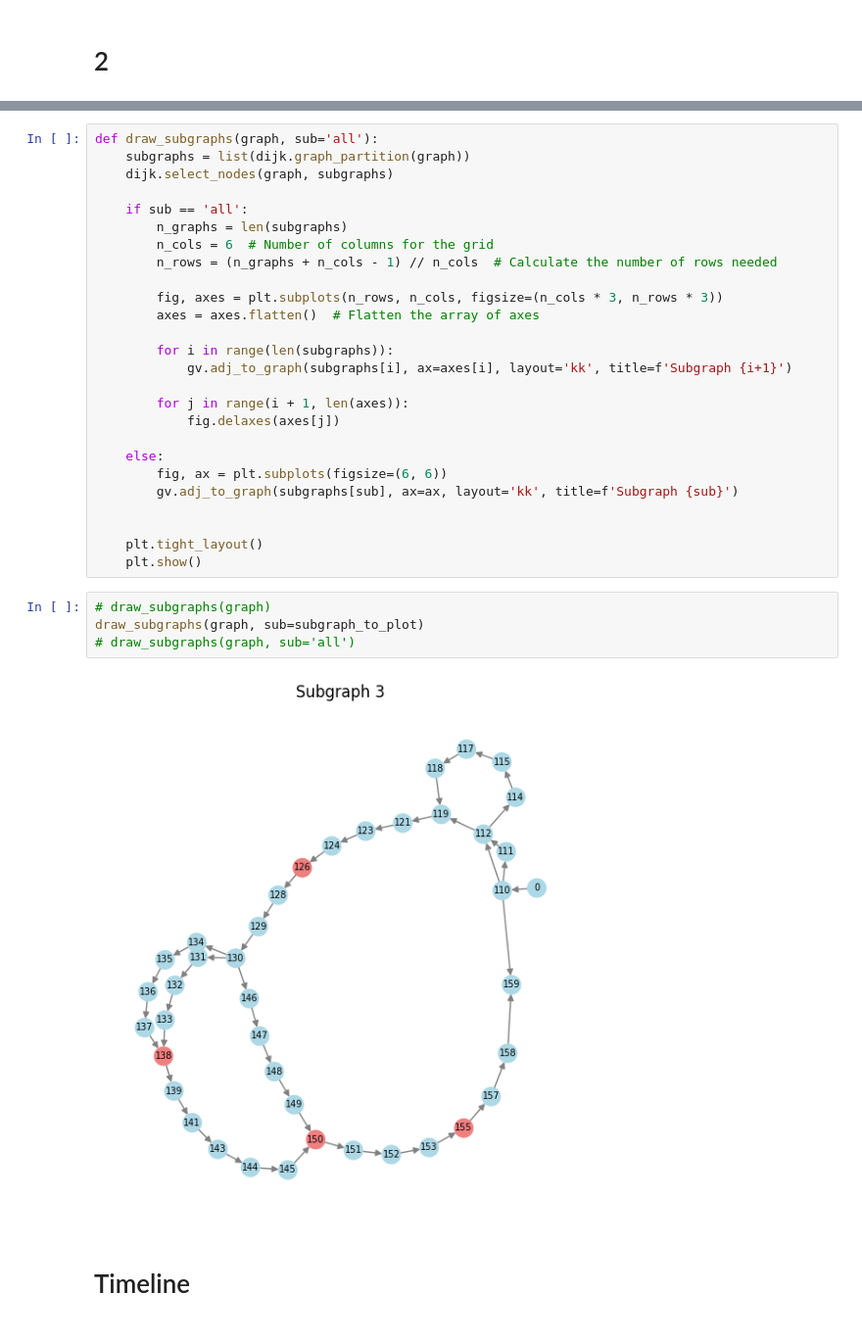
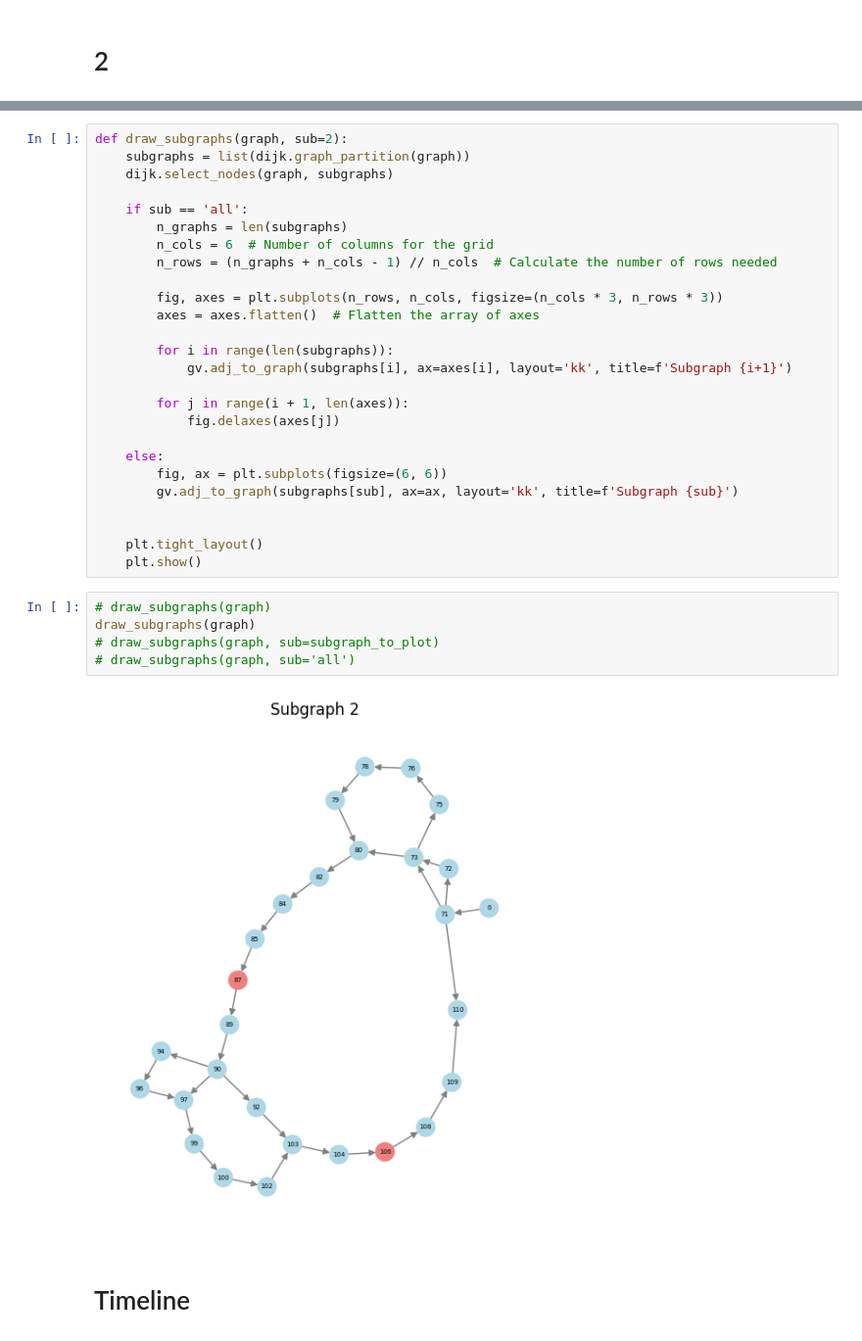
Before and after one commit to RyanTomich/photonic_compiler, a Jupyter notebook: model_to_graph/sub_graphs.ipynb, the cells around one changed output, grey strips where cells are left out. Shown: that part at 98% size. Cells and saved outputs as stored; diff of their text form.

```diff
--- a/model_to_graph/sub_graphs.ipynb
+++ b/model_to_graph/sub_graphs.ipynb
@@ -85,7 +86,7 @@ graph = sg.StackedGraph(raw_json=raw_json)
 subgraphs = list(dijk.graph_partition(graph))
 dijk.select_nodes(graph, subgraphs)
 # %%
-def draw_subgraphs(graph, sub='all'):
+def draw_subgraphs(graph, sub=2):
     subgraphs = list(dijk.graph_partition(graph))
     dijk.select_nodes(graph, subgraphs)
 
@@ -112,9 +113,10 @@ def draw_subgraphs(graph, sub='all'):
     plt.show()
 # %%
 # draw_subgraphs(graph)
-draw_subgraphs(graph, sub=subgraph_to_plot)
+draw_subgraphs(graph)
+# draw_subgraphs(graph, sub=subgraph_to_plot)
 # draw_subgraphs(graph, sub='all')
 # %% [output]
-[figure, old version]
+[figure, new version]
 # %% [markdown]
 # Timeline
```
Also changed, not shown: parts of 7 cells of this notebook, 3 other files.
